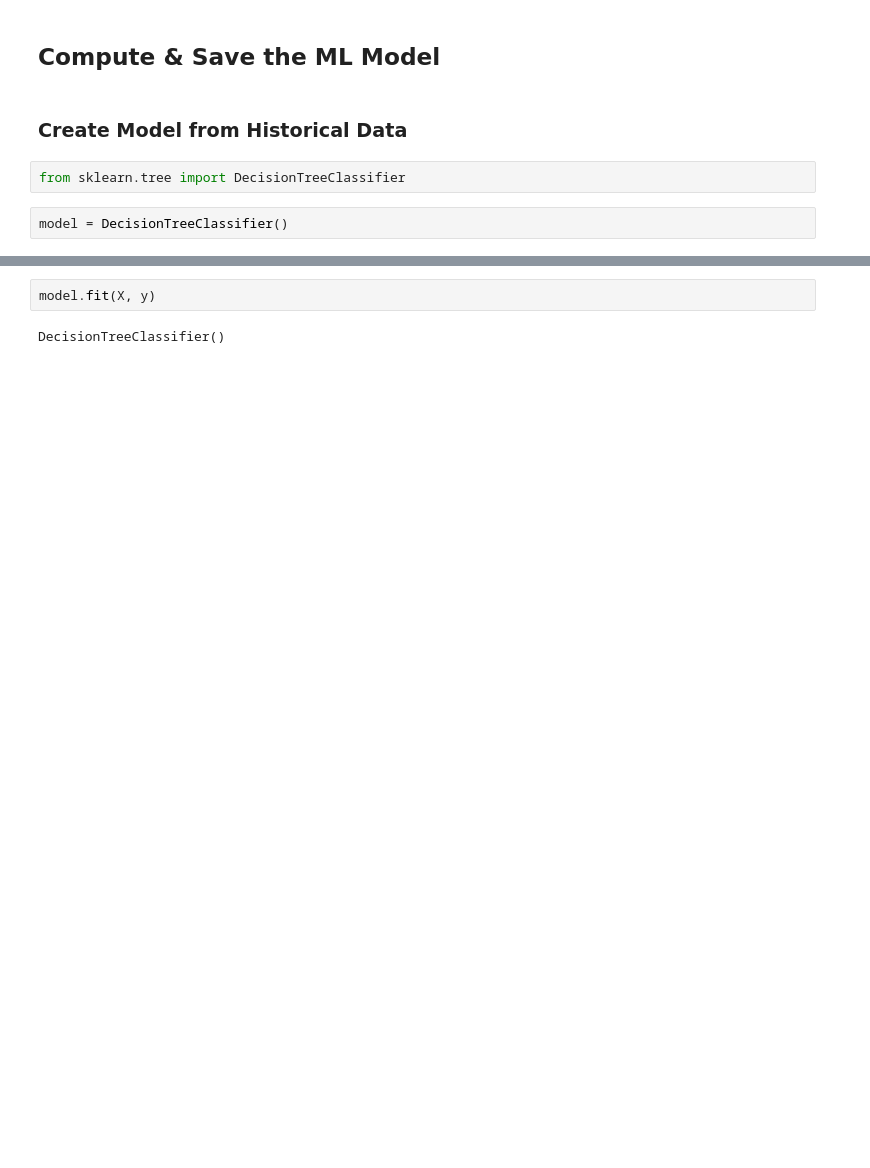
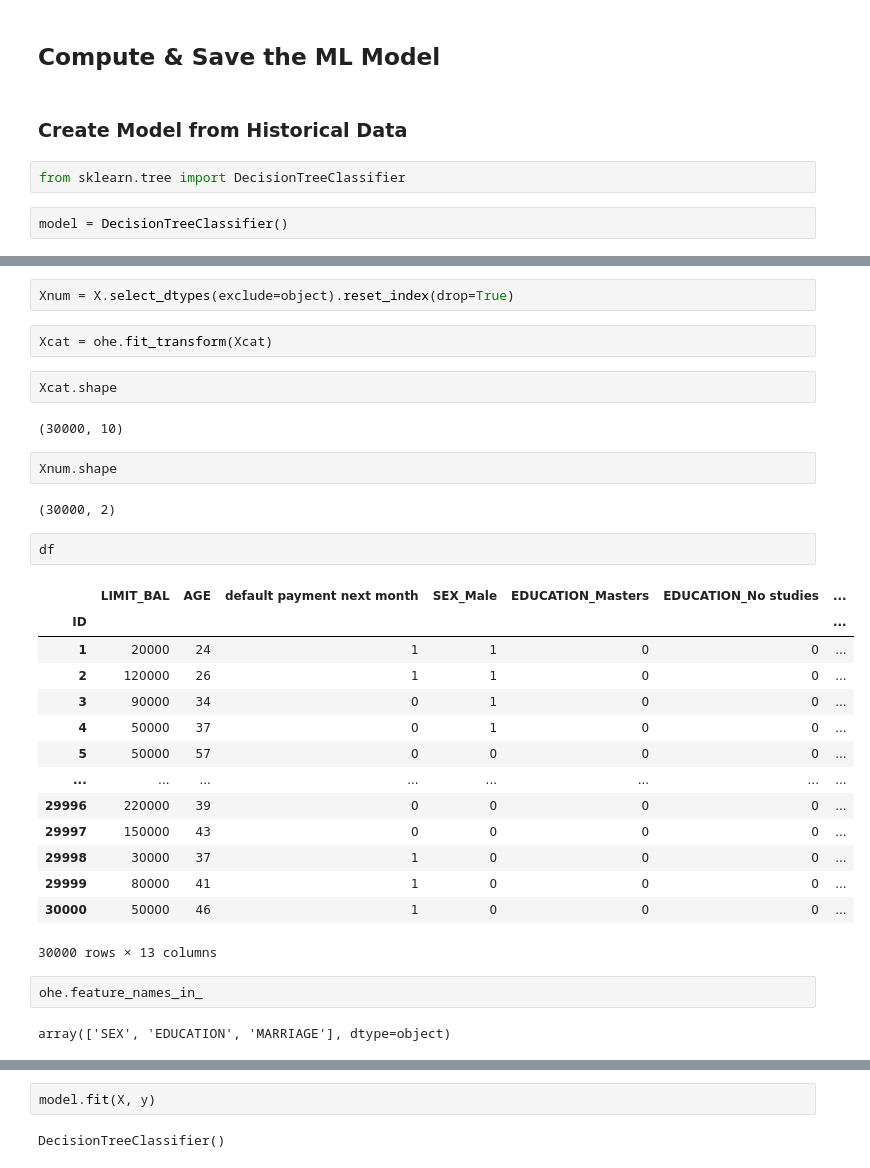
Before and after one commit to apoboldon/machine-learning-program, a Jupyter notebook: 01_Web Development & Machine Learning Deployment/01session_ml-deployment.ipynb, the cells around one changed output, grey strips where cells are left out. Cells and saved outputs as stored; diff of their text form; blank space fills up the shorter version.

```diff
--- a/01_Web Development & Machine Learning Deployment/01session_ml-deployment.ipynb
+++ b/01_Web Development & Machine Learning Deployment/01session_ml-deployment.ipynb
@@ -72,0 +171,33 @@ y = df.iloc[:, -1]
+# %%
+Xnum = X.select_dtypes(exclude=object).reset_index(drop=True)
+# %%
+Xcat = ohe.fit_transform(Xcat)
+# %%
+Xcat.shape
+# %% [output]
+(30000, 10)
+# %%
+Xnum.shape
+# %% [output]
+(30000, 2)
+# %%
+df
+# %% [output]
+|  | LIMIT_BAL | AGE | default payment next month | SEX_Male | EDUCATION_Masters | EDUCATION_No studies | ... |
+| ID |  |  |  |  |  |  | ... |
+| 1 | 20000 | 24 | 1 | 1 | 0 | 0 | ... |
+| 2 | 120000 | 26 | 1 | 1 | 0 | 0 | ... |
+| 3 | 90000 | 34 | 0 | 1 | 0 | 0 | ... |
+| 4 | 50000 | 37 | 0 | 1 | 0 | 0 | ... |
+| 5 | 50000 | 57 | 0 | 0 | 0 | 0 | ... |
+| ... | ... | ... | ... | ... | ... | ... | ... |
+| 29996 | 220000 | 39 | 0 | 0 | 0 | 0 | ... |
+| 29997 | 150000 | 43 | 0 | 0 | 0 | 0 | ... |
+| 29998 | 30000 | 37 | 1 | 0 | 0 | 0 | ... |
+| 29999 | 80000 | 41 | 1 | 0 | 0 | 0 | ... |
+| 30000 | 50000 | 46 | 1 | 0 | 0 | 0 | ... |
+30000 rows × 13 columns
+# %%
+ohe.feature_names_in_
+# %% [output]
+array(['SEX', 'EDUCATION', 'MARRIAGE'], dtype=object)
```
Also changed, not shown: parts of 42 cells of this notebook.
